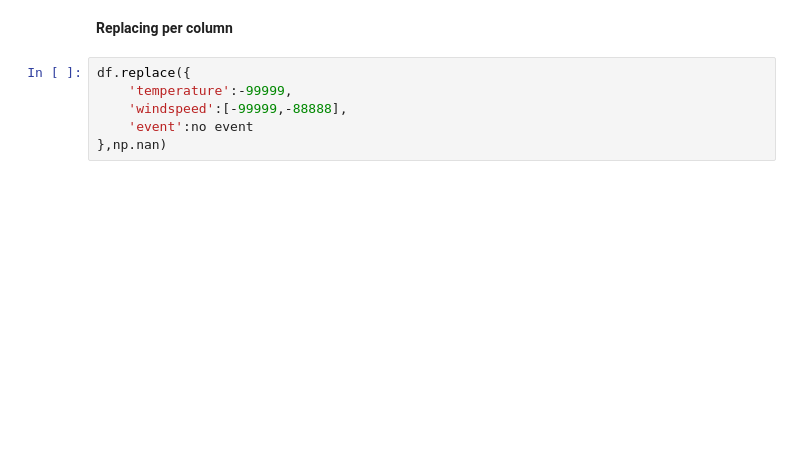
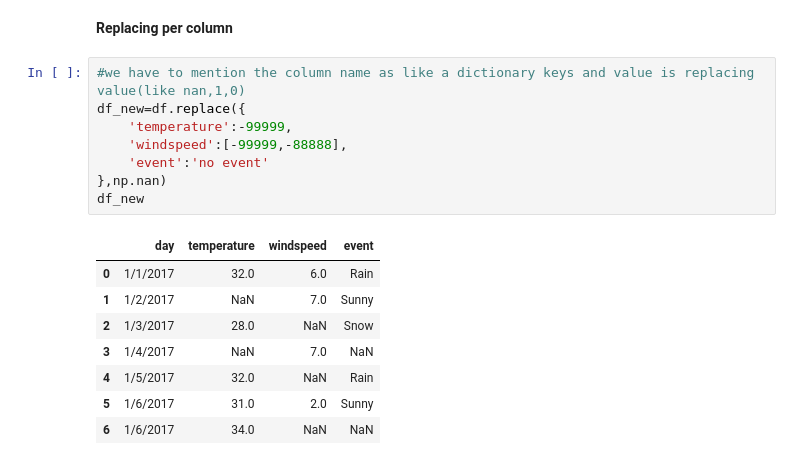
Before and after one commit to Addakularanjith123/Practice-sql, a Jupyter notebook: Python/Pandas/5.handling_missing_data_replace_final.ipynb, the cells around one changed output. Cells and saved outputs as stored; diff of their text form; blank space fills up the shorter version.

```diff
--- a/Python/Pandas/5.handling_missing_data_replace_final.ipynb
+++ b/Python/Pandas/5.handling_missing_data_replace_final.ipynb
@@ -49,8 +159,19 @@ df
 # %% [markdown]
 **Replacing per column**
 # %%
-df.replace({
+#we have to mention the column name as like a dictionary keys and value is replacing value(like nan,1,0)
+df_new=df.replace({
     'temperature':-99999,
     'windspeed':[-99999,-88888],
-    'event':no event
+    'event':'no event'
 },np.nan)
+df_new
+# %% [output]
+|  | day | temperature | windspeed | event |
+| 0 | 1/1/2017 | 32.0 | 6.0 | Rain |
+| 1 | 1/2/2017 | NaN | 7.0 | Sunny |
+| 2 | 1/3/2017 | 28.0 | NaN | Snow |
+| 3 | 1/4/2017 | NaN | 7.0 | NaN |
+| 4 | 1/5/2017 | 32.0 | NaN | Rain |
+| 5 | 1/6/2017 | 31.0 | 2.0 | Sunny |
+| 6 | 1/6/2017 | 34.0 | NaN | NaN |
```
Also changed, not shown: parts of 28 cells of this notebook.
